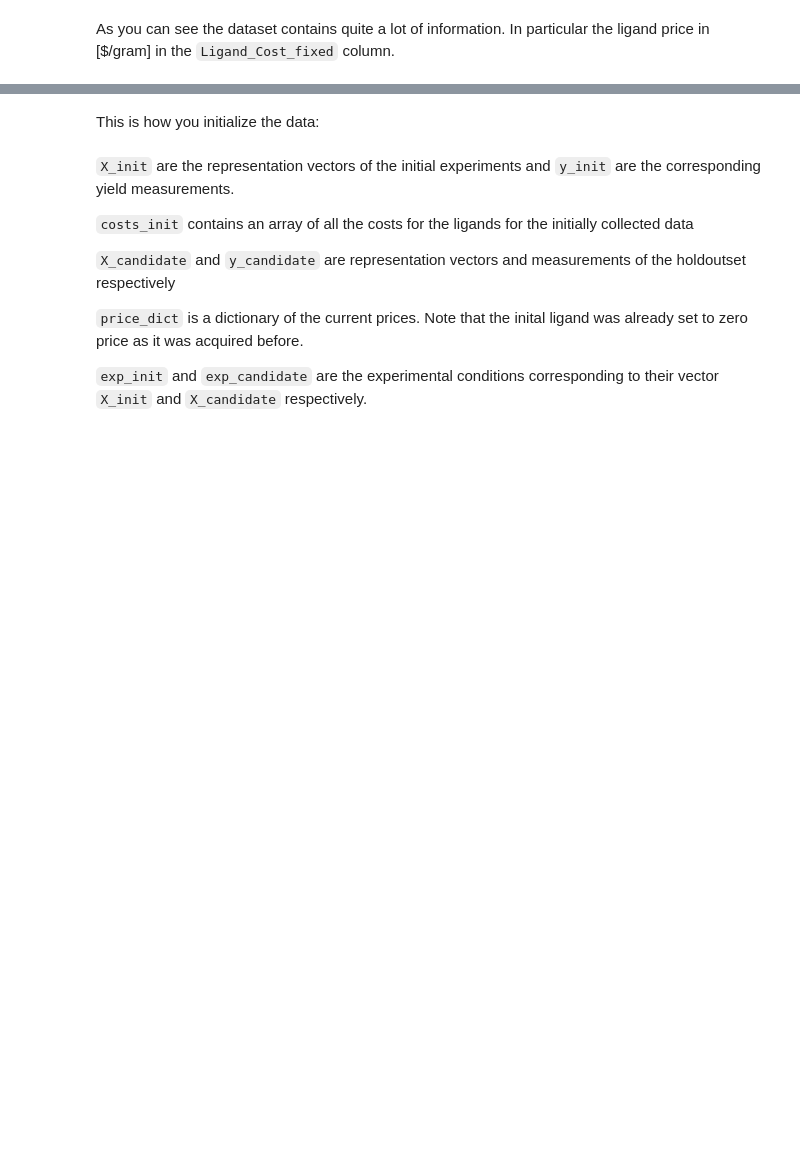
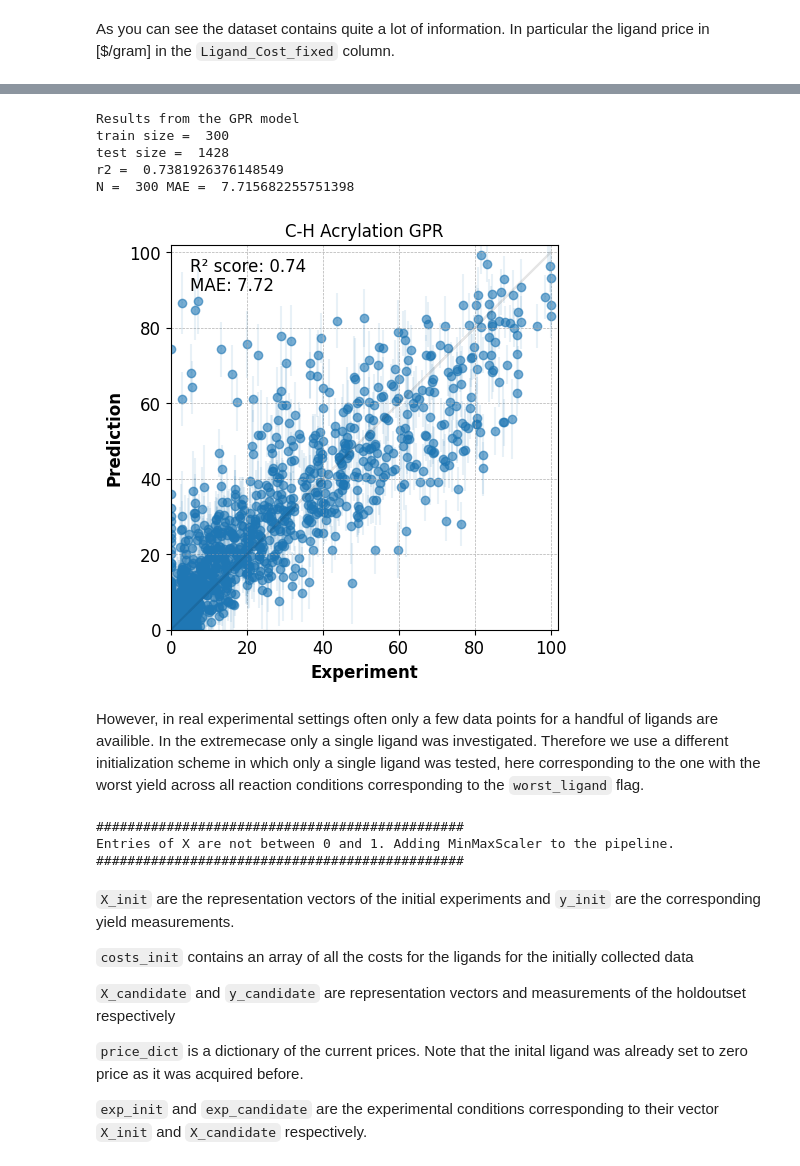
Before and after one commit to lcmd-epfl/cibo, a Jupyter notebook: tutorial.ipynb, the cells around one changed output, grey strips where cells are left out. Saved outputs shown, nothing was run; the diff lists cells and outputs as text; code cells hidden in the pictures; blank space fills up the shorter version.

```diff
--- a/tutorial.ipynb
+++ b/tutorial.ipynb
@@ -109,6 +101,65 @@ Entries of X are not between 0 and 1. Adding MinMaxScaler to the pipeline.
-# %% [markdown]
-This is how you initialize the data:
+# %%
+from sklearn.metrics import r2_score, mean_absolute_error
+
+model, scaler_y = update_model(X_init, y_init,fit_y=False, bounds_norm=DATASET.bounds_norm, FIT_METHOD=True)
+
+
+y_pred = model.posterior(X_candidate).mean.detach().flatten().numpy()
+y_std = np.sqrt(model.posterior(X_candidate).variance.detach().flatten().numpy())
+
+y_pred = y_pred.flatten()
+y_candidate = y_candidate.flatten()
+
+
+r2 = r2_score(y_pred, y_candidate)
+mae = mean_absolute_error(y_candidate, y_pred)
+
+print("Results from the GPR model")
+print("train size = ", len(X_init))
+print("test size = ", len(X_candidate))
+print("r2 = ", r2)
+print("N = ", len(X_init), "MAE = ", mae)
+
+
+fig, ax = plt.subplots(1, 1, figsize=(5, 5))
+
+dataset = "C-H Acrylation"
+
+
+ax.set_title("{} GPR".format(dataset))
+ax.errorbar(y_candidate, y_pred, yerr=y_std, marker=None, fmt=",", alpha=0.1)
+ax.plot(y_candidate, y_candidate, color="black", alpha=0.1)
+ax.scatter(y_candidate, y_pred, alpha=0.6)
+# Setting the axis limits
+ax.set_xlim(0, 102)
+ax.set_ylim(0, 102)
+ax.text(
+    5, 95, f"R² score: {r2:.2f}", fontsize=12
+)  # Adjust position and fontsize as needed
+ax.text(5, 90, f"MAE: {mae:.2f}", fontsize=12)  # Adjust position and fontsize as needed
+ax.grid(True, which="both", linestyle="--", linewidth=0.5)
+ax.tick_params(axis="both", which="major", labelsize=12)
+ax.set_xlabel("Experiment", fontsize=12, fontweight="bold")
+ax.set_ylabel("Prediction", fontsize=12, fontweight="bold")
+plt.savefig(f"correlation_{dataset}_GPR.pdf")
+# %% [output]
+Results from the GPR model
+train size =  300
+test size =  1428
+r2 =  0.7381926376148549
+N =  300 MAE =  7.715682255751398
+[figure, added]
+# %% [markdown]
+However, in real experimental settings often only a few data points for a handful of ligands are availible. In the extremecase only a single ligand was investigated. Therefore we use a different initialization scheme in which only a single ligand was tested, here corresponding to the one with the worst yield across all reaction conditions corresponding to the `worst_ligand` flag.
 # %%
+DATASET = Evaluation_data(
+    "BMS",
+    200,
+    "update_ligand_when_used",
+    init_strategy="worst_ligand",
+)
+
+
 (
     X_init,
     y_init,
@@ -122,6 +173,10 @@ This is how you initialize the data:
     exp_init,
     exp_candidate,
 ) = DATASET.get_init_holdout_data(111)
+# %% [output]
+###############################################
+Entries of X are not between 0 and 1. Adding MinMaxScaler to the pipeline.
+###############################################
 # %% [markdown]
 `X_init` are the representation vectors of the initial experiments and `y_init` are the corresponding yield measurements.
 
```
Also changed, not shown: parts of 13 cells of this notebook, 1 other file.
